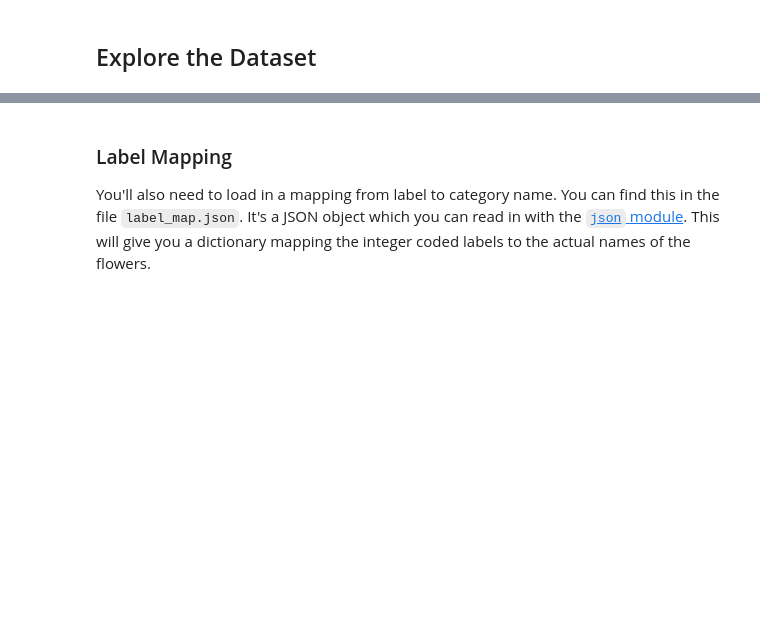
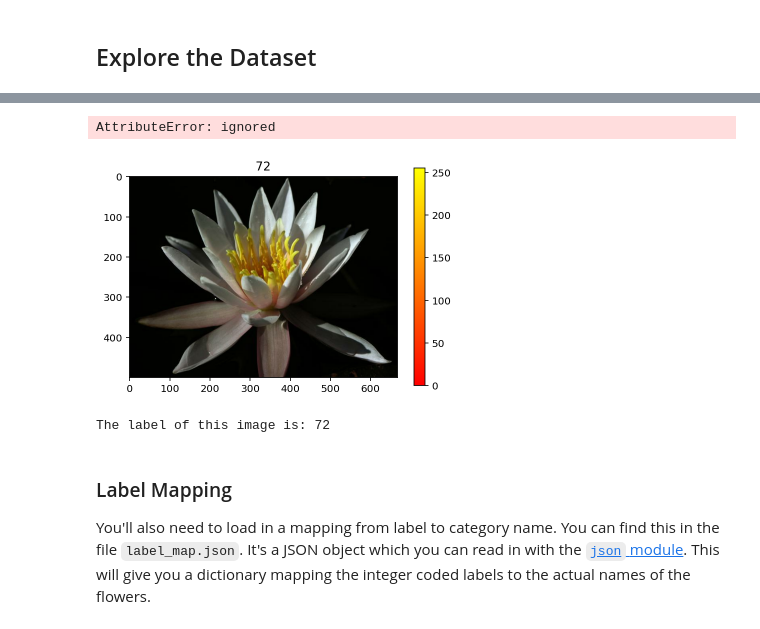
Before and after one commit to TailinLyu/intro-to-ml-tensorflow, a Jupyter notebook: projects/p2_image_classifier/Project_Image_Classifier_Project.ipynb, the cells around one changed output, grey strips where cells are left out. Cells and saved outputs as stored; diff of their text form; code cells hidden in the pictures; blank space fills up the shorter version.

```diff
--- a/projects/p2_image_classifier/Project_Image_Classifier_Project.ipynb
+++ b/projects/p2_image_classifier/Project_Image_Classifier_Project.ipynb
@@ -53,8 +53,20 @@ Here you'll use `tensorflow_datasets` to load the [Oxford Flowers 102 dataset](h
 The validation and testing sets are used to measure the model's performance on data it hasn't seen yet, but you'll still need to normalize and resize the images to the appropriate size.
 # %%
 # TODO: Load the dataset with TensorFlow Datasets.
-# TODO: Load the dataset with TensorFlow Datasets.
-dataset, dataset_info = tfds.load('oxford_flowers102', as_supervised=True, with_info=True)
+dataset,dataset_info=tfds.load("oxford_flowers102",as_supervised=True,with_info=True)
 # TODO: Create a training set, a validation set and a test set.
-# TODO: Create a training set, a validation set and a test set.
+training_set,validation_set,test_set=dataset['train'],dataset['validation'],dataset['test']
+#Normalize data
+
+image_size=224
+
+def format_image(image, label):
+    image = tf.cast(image, tf.float32)
+    image = tf.image.resize(image, (image_size, image_size))
+    image /= 255
+    return image, label
+
+training_set.map(format_image)
+validation_set.map(format_image)
+test_set.map(format_image)
 # %% [output]
@@ -70,0 +115,9 @@ NonMatchingChecksumError: ignored
+# %%
+# TODO: Print the shape and corresponding label of 3 images in the training set.
+for image, label in training_set.take(3):
+    print('The images in the training set have:')
+    print('\u2022 dtype:', image.dtype)
+    print('\u2022 shape:', image.shape)
+
+    print('\nThe labels of the images have:')
+    print('\u2022 dtype:', label.dtype)
@@ -71,6 +143,24 @@ NonMatchingChecksumError: ignored
+# %%
+training_set.take(1).label
+# %% [output]
+AttributeError: ignored
 # %%
 # TODO: Plot 1 image from the training set. Set the title
 # of the plot to the corresponding image label.
+for image, label in training_set.take(1):
+    image = image.numpy().squeeze()
+    label = label.numpy()
+
+# Plot the image
+plt.imshow(image, cmap = plt.cm.autumn)
+plt.colorbar()
+plt.title(label)
+plt.show()
+
+print('The label of this image is:', label)
+# %% [output]
+[figure, added]
+The label of this image is: 72
 # %% [markdown]
 ### Label Mapping
 
```
Also changed, not shown: parts of 8 cells of this notebook.
